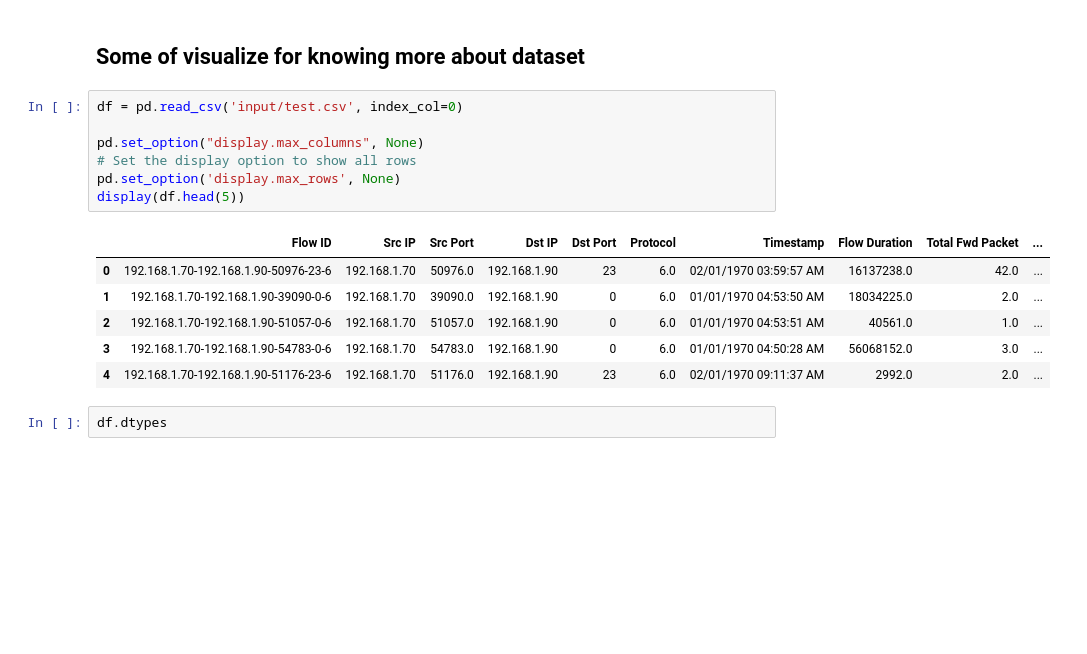
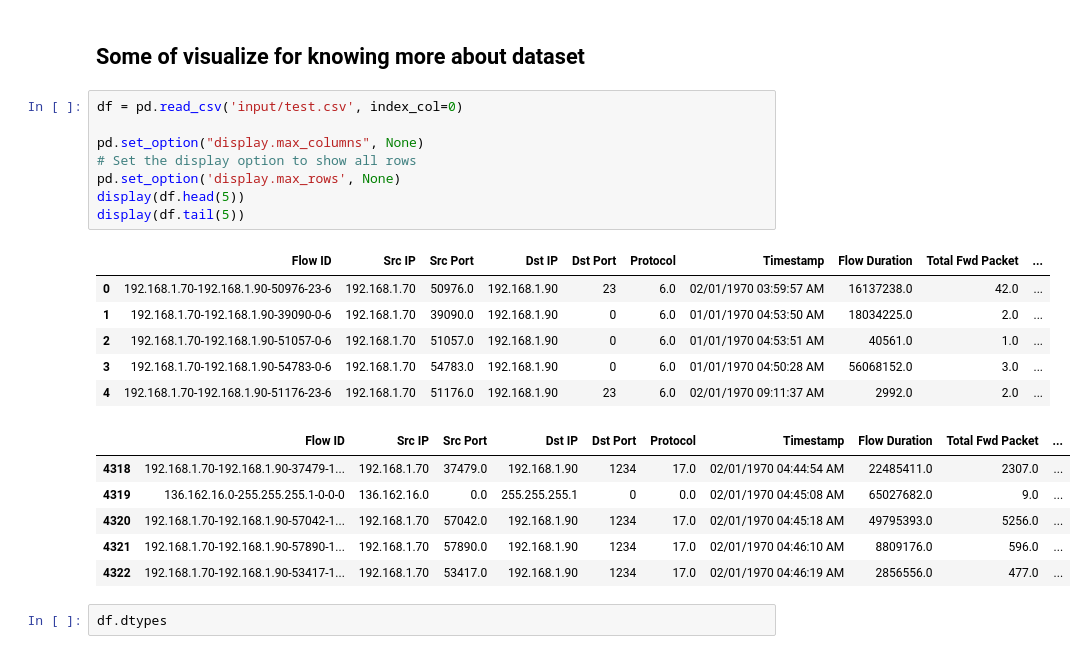
Before and after one commit to Schnitze1/COS30049-Computing-Technology-Innovation-Project, a Jupyter notebook: data_preprocessing/data_cleaning.ipynb, the cells around one changed output. Cells and saved outputs as stored; diff of their text form; blank space fills up the shorter version.

```diff
--- a/data_prerprocessing/data_cleaning.ipynb
+++ b/data_preprocessing/data_cleaning.ipynb
@@ -28,17 +28,24 @@ import seaborn as sns
 # %%
 df = pd.read_csv('input/test.csv', index_col=0)
 
 pd.set_option("display.max_columns", None)
 # Set the display option to show all rows
 pd.set_option('display.max_rows', None)
 display(df.head(5))
+display(df.tail(5))
 # %% [output]
 |  | Flow ID | Src IP | Src Port | Dst IP | Dst Port | Protocol | Timestamp | Flow Duration | Total Fwd Packet | ... |
 | 0 | 192.168.1.70-192.168.1.90-50976-23-6 | 192.168.1.70 | 50976.0 | 192.168.1.90 | 23 | 6.0 | 02/01/1970 03:59:57 AM | 16137238.0 | 42.0 | ... |
 | 1 | 192.168.1.70-192.168.1.90-39090-0-6 | 192.168.1.70 | 39090.0 | 192.168.1.90 | 0 | 6.0 | 01/01/1970 04:53:50 AM | 18034225.0 | 2.0 | ... |
 | 2 | 192.168.1.70-192.168.1.90-51057-0-6 | 192.168.1.70 | 51057.0 | 192.168.1.90 | 0 | 6.0 | 01/01/1970 04:53:51 AM | 40561.0 | 1.0 | ... |
 | 3 | 192.168.1.70-192.168.1.90-54783-0-6 | 192.168.1.70 | 54783.0 | 192.168.1.90 | 0 | 6.0 | 01/01/1970 04:50:28 AM | 56068152.0 | 3.0 | ... |
 | 4 | 192.168.1.70-192.168.1.90-51176-23-6 | 192.168.1.70 | 51176.0 | 192.168.1.90 | 23 | 6.0 | 02/01/1970 09:11:37 AM | 2992.0 | 2.0 | ... |
+|  | Flow ID | Src IP | Src Port | Dst IP | Dst Port | Protocol | Timestamp | Flow Duration | Total Fwd Packet | ... |
+| 4318 | 192.168.1.70-192.168.1.90-37479-1... | 192.168.1.70 | 37479.0 | 192.168.1.90 | 1234 | 17.0 | 02/01/1970 04:44:54 AM | 22485411.0 | 2307.0 | ... |
+| 4319 | 136.162.16.0-255.255.255.1-0-0-0 | 136.162.16.0 | 0.0 | 255.255.255.1 | 0 | 0.0 | 02/01/1970 04:45:08 AM | 65027682.0 | 9.0 | ... |
+| 4320 | 192.168.1.70-192.168.1.90-57042-1... | 192.168.1.70 | 57042.0 | 192.168.1.90 | 1234 | 17.0 | 02/01/1970 04:45:18 AM | 49795393.0 | 5256.0 | ... |
+| 4321 | 192.168.1.70-192.168.1.90-57890-1... | 192.168.1.70 | 57890.0 | 192.168.1.90 | 1234 | 17.0 | 02/01/1970 04:46:10 AM | 8809176.0 | 596.0 | ... |
+| 4322 | 192.168.1.70-192.168.1.90-53417-1... | 192.168.1.70 | 53417.0 | 192.168.1.90 | 1234 | 17.0 | 02/01/1970 04:46:19 AM | 2856556.0 | 477.0 | ... |
 # %%
 df.dtypes
 # %% [output]
```
Also changed, not shown: parts of 7 cells of this notebook, 18 other files.
